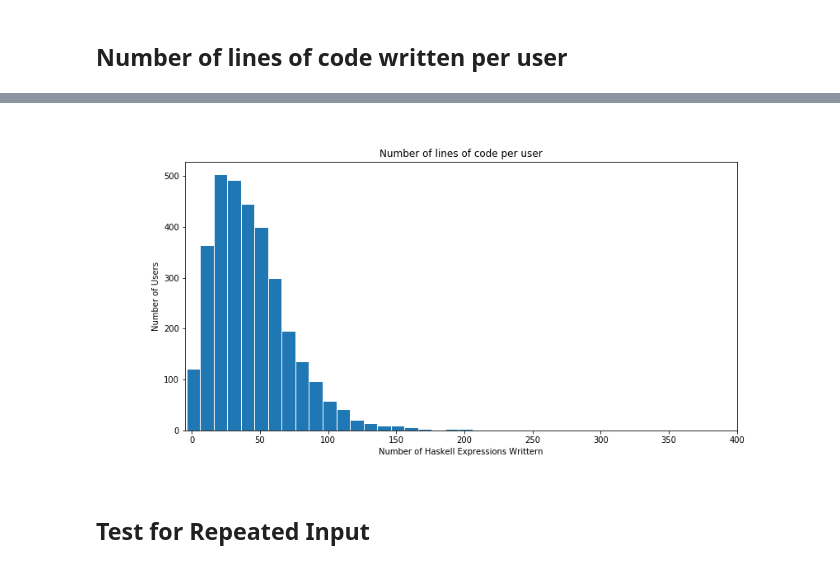
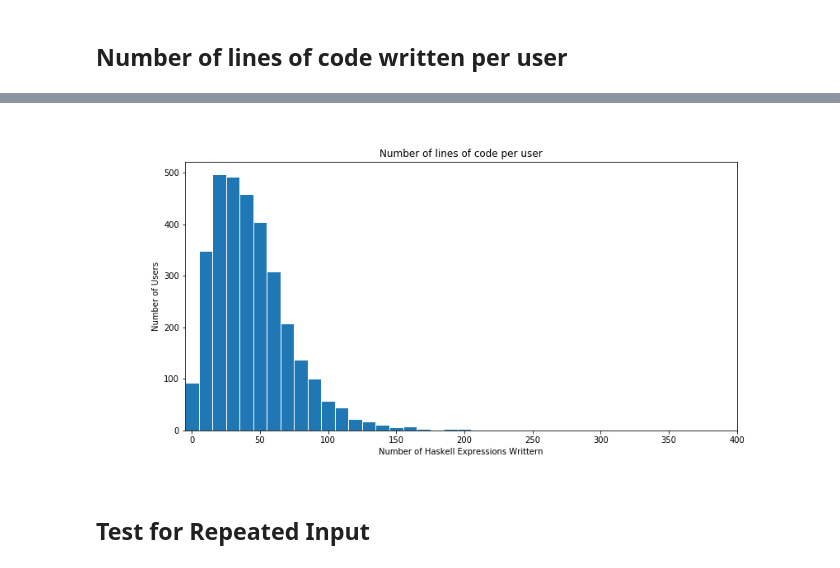
Before and after one commit to questionmarcus/haskellmooc_logfiles, a Jupyter notebook: FirstLook.ipynb, the cells around one changed output, grey strips where cells are left out. Cells and saved outputs as stored; diff of their text form; code cells hidden in the pictures.

```diff
--- a/FirstLook.ipynb
+++ b/FirstLook.ipynb
@@ -54,13 +58,13 @@ histData
 # %%
 fig, ax = plt.subplots(figsize=(12,6))
-ax.hist(nCodeLines, bins=np.arange(1,400,10),edgecolor="white", align='left')
+ax.hist(nCodeLines, bins=np.arange(0,400,10),edgecolor="white", align='left')
 ax.set_xlim(-5,400)
 ax.set_title("Number of lines of code per user")
 ax.set_ylabel("Number of Users")
 ax.set_xlabel("Number of Haskell Expressions Writtern")
 plt.savefig("figures/nLinesPerUser.svg", transparent=True)
 # %% [output]
-[figure, old version]
+[figure, new version]
 # %% [markdown]
 ## Test for Repeated Input
 # %%
```
Also changed, not shown: parts of 4 cells of this notebook, 1 other file.
